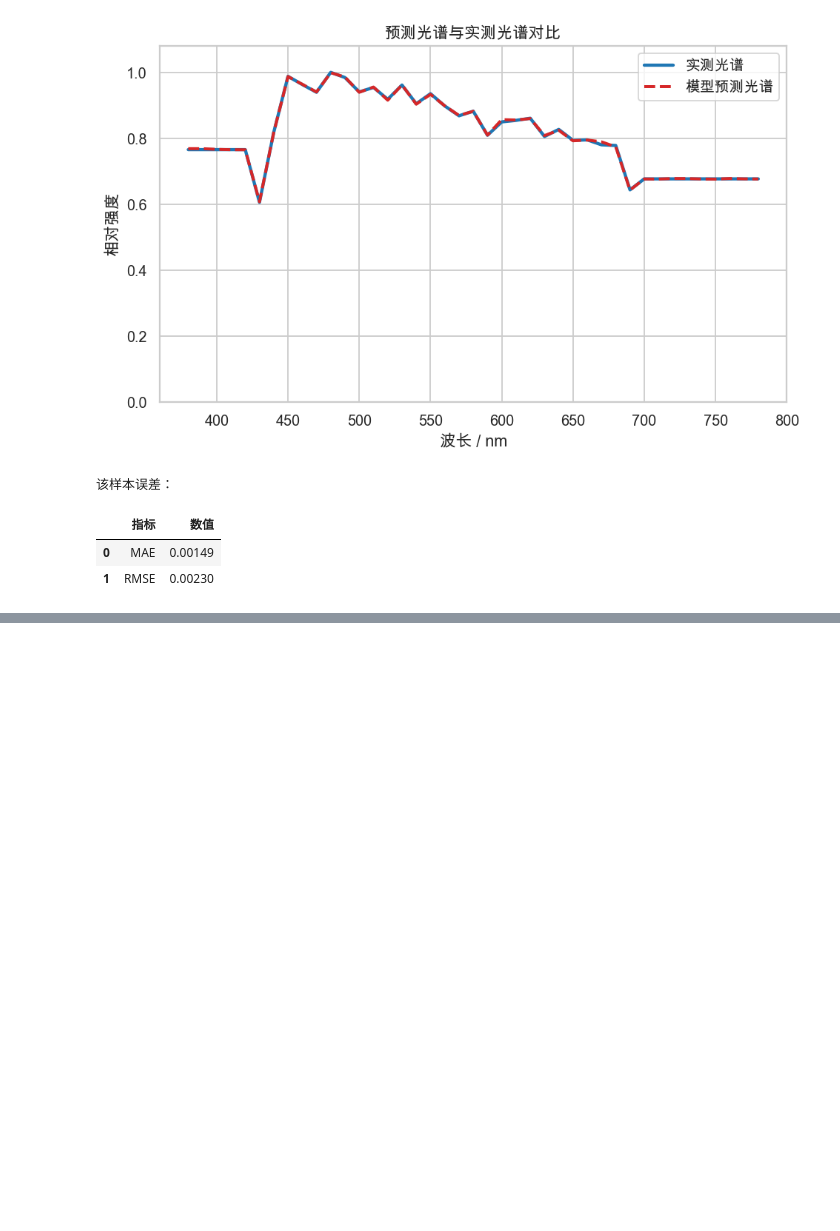
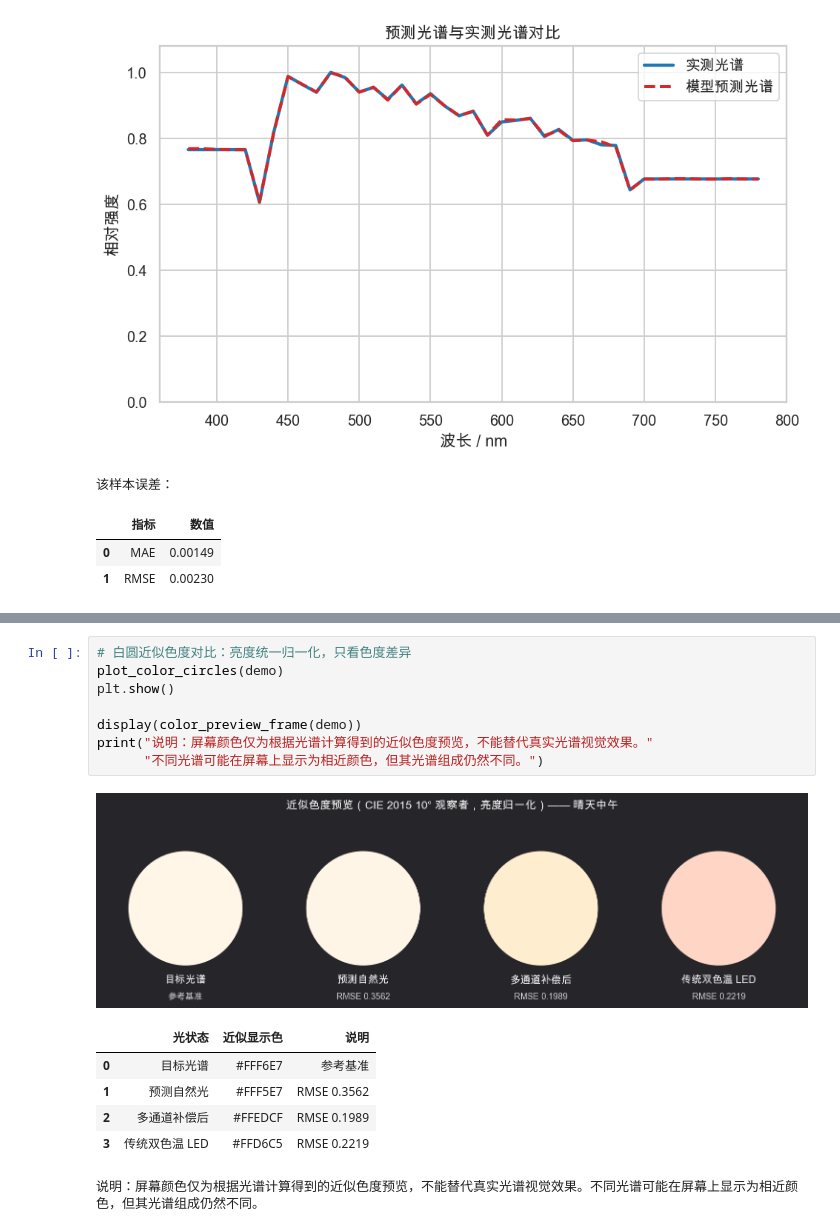
Before and after one commit to kmgcc/Pythian, a Jupyter notebook: python课设_代码/main.ipynb, the cells around one changed output, grey strips where cells are left out. Saved outputs shown, nothing was run; the diff lists cells and outputs as text; blank space fills up the shorter version.

```diff
--- a/python课设_代码/main.ipynb
+++ b/python课设_代码/main.ipynb
@@ -382,0 +416,16 @@ print(f"误差下降: {compensation.improvement_percent:.1f}%")
+# %%
+# 白圆近似色度对比：亮度统一归一化，只看色度差异
+plot_color_circles(demo)
+plt.show()
+
+display(color_preview_frame(demo))
+print("说明：屏幕颜色仅为根据光谱计算得到的近似色度预览，不能替代真实光谱视觉效果。"
+      "不同光谱可能在屏幕上显示为相近颜色，但其光谱组成仍然不同。")
+# %% [output]
+[figure, added]
+|  | 光状态 | 近似显示色 | 说明 |
+| 0 | 目标光谱 | #FFF6E7 | 参考基准 |
+| 1 | 预测自然光 | #FFF5E7 | RMSE 0.3562 |
+| 2 | 多通道补偿后 | #FFEDCF | RMSE 0.1989 |
+| 3 | 传统双色温 LED | #FFD6C5 | RMSE 0.2219 |
+说明：屏幕颜色仅为根据光谱计算得到的近似色度预览，不能替代真实光谱视觉效果。不同光谱可能在屏幕上显示为相近颜色，但其光谱组成仍然不同。
```
Also changed, not shown: parts of 12 cells of this notebook, 9 other files.
